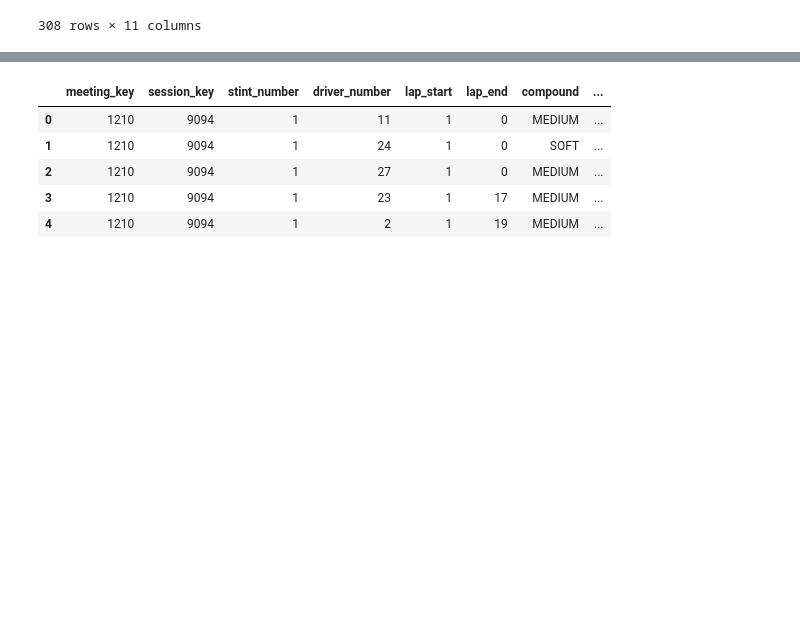
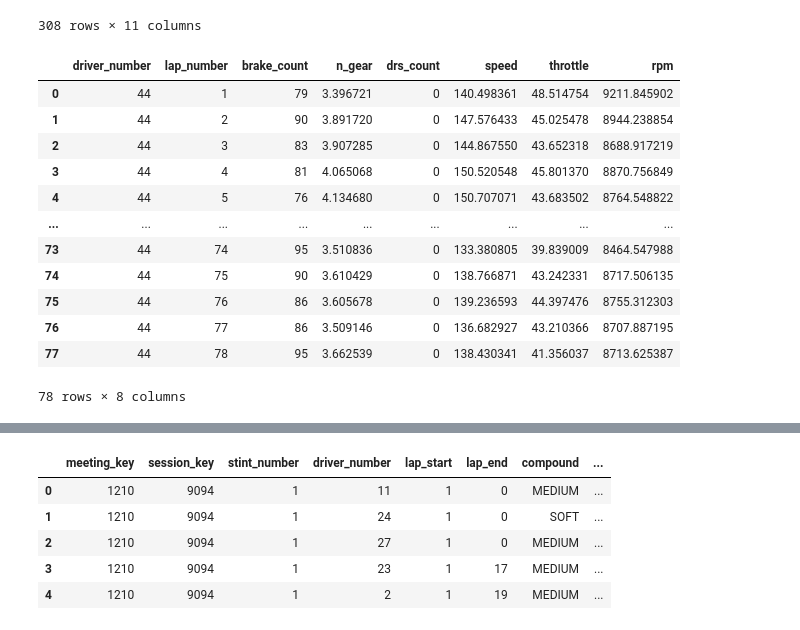
Before and after one commit to JigyashuSaravta/2025Spring_Final_F1, a Jupyter notebook: eda.ipynb, the cells around one changed output, grey strips where cells are left out. Cells and saved outputs as stored; diff of their text form; code cells hidden in the pictures; blank space fills up the shorter version.

```diff
--- a/eda.ipynb
+++ b/eda.ipynb
@@ -363,4 +423,37 @@ df_drive.loc[14039:14346]
 | 14345 | 2023-05-28 13:04:28.024000+00:00 | 9094 | 0 | 6 | 1210 | 1 | 1 | 100 | 255 | ... |
 | 14346 | 2023-05-28 13:04:28.425000+00:00 | 9094 | 0 | 6 | 1210 | 1 | 1 | 100 | 260 | ... |
 308 rows × 11 columns
+# %%
+df_drive['brake_count'] = (df_drive['brake'] == 100).astype(int)
+
+    # DRS usage count (only when it's 10, 12, or 14)
+df_drive['drs_count'] = df_drive['drs'].isin([10, 12, 14]).astype(int)
+
+# Group and aggregate
+agg_df = df_drive.groupby(['driver_number', 'lap_number']).agg({
+    'brake_count': 'sum',
+    'n_gear': 'mean',
+    'drs_count': 'sum',
+    'speed': 'mean',
+    'throttle': 'mean',
+    'rpm': 'mean'
+}).reset_index()
+
+df_drive=agg_df
+# %%
+agg_df
+# %% [output]
+|  | driver_number | lap_number | brake_count | n_gear | drs_count | speed | throttle | rpm |
+| 0 | 44 | 1 | 79 | 3.396721 | 0 | 140.498361 | 48.514754 | 9211.845902 |
+| 1 | 44 | 2 | 90 | 3.891720 | 0 | 147.576433 | 45.025478 | 8944.238854 |
+| 2 | 44 | 3 | 83 | 3.907285 | 0 | 144.867550 | 43.652318 | 8688.917219 |
+| 3 | 44 | 4 | 81 | 4.065068 | 0 | 150.520548 | 45.801370 | 8870.756849 |
+| 4 | 44 | 5 | 76 | 4.134680 | 0 | 150.707071 | 43.683502 | 8764.548822 |
+| ... | ... | ... | ... | ... | ... | ... | ... | ... |
+| 73 | 44 | 74 | 95 | 3.510836 | 0 | 133.380805 | 39.839009 | 8464.547988 |
+| 74 | 44 | 75 | 90 | 3.610429 | 0 | 138.766871 | 43.242331 | 8717.506135 |
+| 75 | 44 | 76 | 86 | 3.605678 | 0 | 139.236593 | 44.397476 | 8755.312303 |
+| 76 | 44 | 77 | 86 | 3.509146 | 0 | 136.682927 | 43.210366 | 8707.887195 |
+| 77 | 44 | 78 | 95 | 3.662539 | 0 | 138.430341 | 41.356037 | 8713.625387 |
+78 rows × 8 columns
 # %%
```
Also changed, not shown: parts of 9 cells of this notebook, 1 other file.
